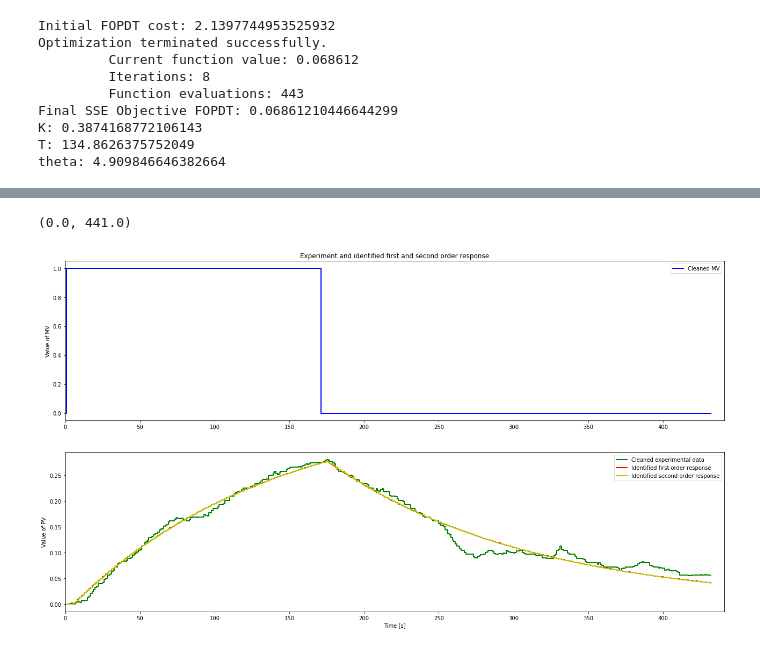
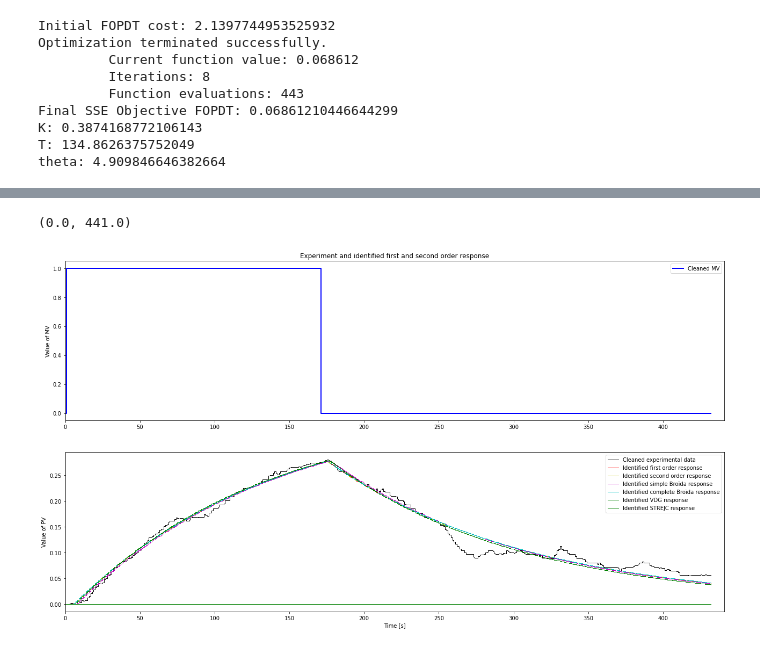
Before and after one commit to esme-deep/control_theory-, a Jupyter notebook: Simulation.ipynb, the cells around one changed output, grey strips where cells are left out. Cells and saved outputs as stored; diff of their text form; code cells hidden in the pictures.

```diff
--- a/Simulation.ipynb
+++ b/Simulation.ipynb
@@ -173,7 +173,5 @@ OPTIMISATION SOPDT
 # %%
-Ts = 1.0
-
-maxIter = 500
+#SOPDT
 
 p1 = np.zeros(4)
 p1 [0] = 0.65 # K
@@ -188,11 +186,11 @@ if ExpVariable == 'MV':
 else:
     cost_SOPDT = SOPDT_cost(p1 ,DVm,PVm,Ts)
 
-print('Initial cost: ' + str(cost_SOPDT))
+print('Initial SOPDT cost: ' + str(cost_SOPDT))
 
 solution_SOPDT = minimize(SOPDT_cost,p1 ,args=(MVm,PVm,Ts), method='Powell', bounds=bnds, options={'disp': True})
 p_sopdt = solution_SOPDT.x
-print('Final SSE Objective: ' + str(SOPDT_cost(p_sopdt,MVm,PVm,Ts)))
+print('Final SSE Objective SOPDT: ' + str(SOPDT_cost(p_sopdt,MVm,PVm,Ts)))
 
 K_SOPDT = p_sopdt[0]
 T1_SOPDT = p_sopdt[1]
@@ -217,34 +381,46 @@ theta: 4.428370012941102
 # %%
 if ExpVariable == 'MV':
     PVSim_fopdt = FOPDT(MVm,K_FOPDT,T_FOPDT,theta_FOPDT,Ts)
     PVSim_sopdt = SOPDT(MVm,K_SOPDT,T1_SOPDT,T2_SOPDT,theta_SOPDT,Ts)
+    PVSim_broida = FOPDT(MVm,K_BROIDA,T_BROIDA,theta_BROIDA,Ts)
+    PVSim_broida_c = FOPDT(MVm,K_BROIDA_C,T_BROIDA_C,theta_BROIDA_C,Ts)
+    PVSim_vdg = SOPDT(MVm,K_VDG,T1_VDG,T2_VDG,theta_VDG,Ts)
+    PVSim_strejc = SOPDT(MVm,K_STREJC,T1_STREJC,T2_STREJC,theta_STREJC,Ts)
 else:
     PVSim_fopdt = FOPDT(DVm,K_FOPDT,T_FOPDT,theta_FOPDT,Ts)
     PVSim_sopdt = SOPDT(DVm,K_SOPDT,T1_SOPDT,T2_SOPDT,theta_SOPDT,Ts)
+    PVSim_broida = FOPDT(DVm,K_BROIDA,T_BROIDA,theta_BROIDA,Ts)
+    PVSim_broida_c = FOPDT(DVm,K_BROIDA_C,T_BROIDA_C,theta_BROIDA_C,Ts)
+    PVSim_vdg = SOPDT(DVm,K_VDG,T1_VDG,T2_VDG,theta_VDG,Ts)
+    PVSim_strejc = SOPDT(DVm,K_STREJC,T1_STREJC,T2_STREJC,theta_STREJC,Ts)
 
 plt.figure(figsize = (22,12))
 
 plt.subplot(2,1,1)
 if ExpVariable == 'MV':
     plt.step(tm,MVm,'b-',linewidth=2,label='Cleaned MV',where='post')
     plt.ylabel('Value of MV')
 else:
     plt.step(tm,DVm,'b-',linewidth=2,label='Cleaned DV',where='post')
     plt.ylabel('Value of DV')
 
 plt.title('Experiment and identified first and second order response')
 plt.legend(loc='best')
 plt.xlim([0, t[-1]])
 
 plt.subplot(2,1,2)
-plt.step(tm,PVm,'g-',linewidth=2,label='Cleaned experimental data',where='post')
-plt.step(tm,PVSim_fopdt,'r-',linewidth=2,label='Identified first order response',where='post')
-plt.step(tm,PVSim_sopdt,'y-',linewidth=2,label='Identified second order response',where='post')
+plt.step(tm,PVm,'k-',linewidth=1,label='Cleaned experimental data',where='post')
+plt.step(tm,PVSim_fopdt,'r-',linewidth=1,label='Identified first order response',where='post')
+plt.step(tm,PVSim_sopdt,'y-',linewidth=1,label='Identified second order response',where='post')
+plt.step(tm,PVSim_broida,'m-',linewidth=1,label='Identified simple Broïda response',where='post')
+plt.step(tm,PVSim_broida_c,'c-',linewidth=1,label='Identified complete Broïda response',where='post')
+plt.step(tm,PVSim_vdg,'g-',linewidth=1,label='Identified VDG response',where='post')
+plt.step(tm,PVSim_strejc,'g-',linewidth=1,label='Identified STREJC response',where='post')
 
 plt.ylabel('Value of PV')
 plt.xlabel('Time [s]')
 plt.legend(loc='best')
 plt.xlim([0, t[-1]])
 # %% [output]
 (0.0, 441.0)
-[figure, old version]
+[figure, new version]
```
Also changed, not shown: parts of 11 cells of this notebook.
